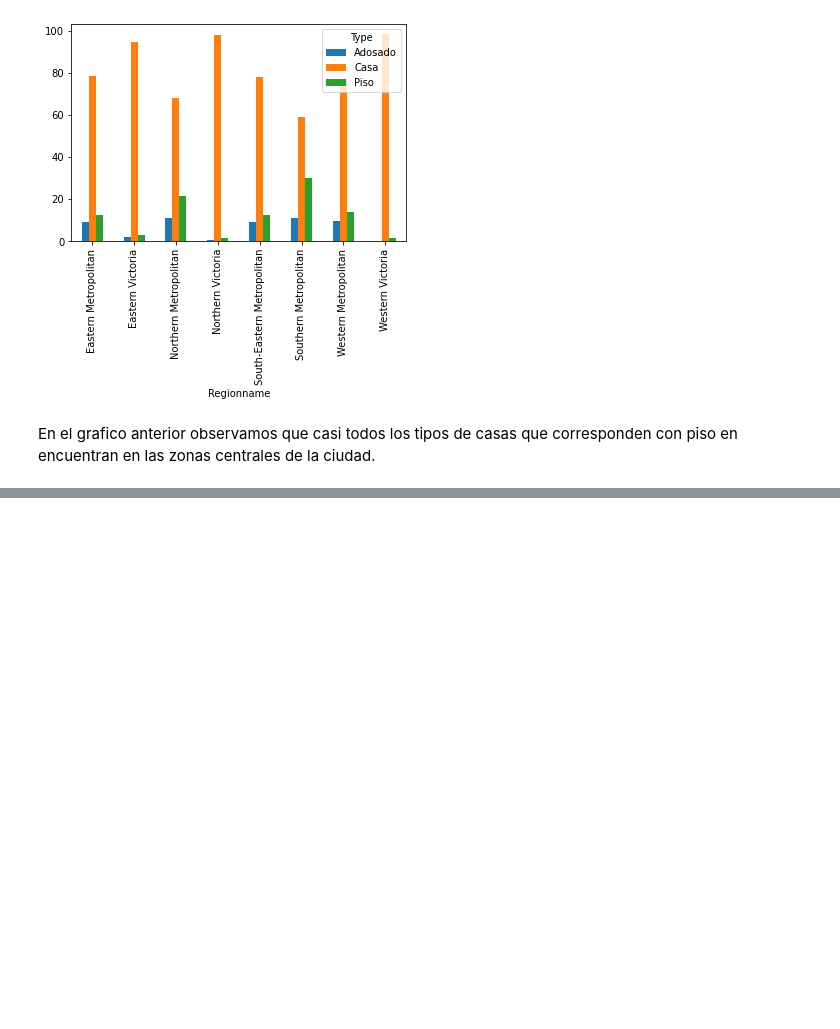
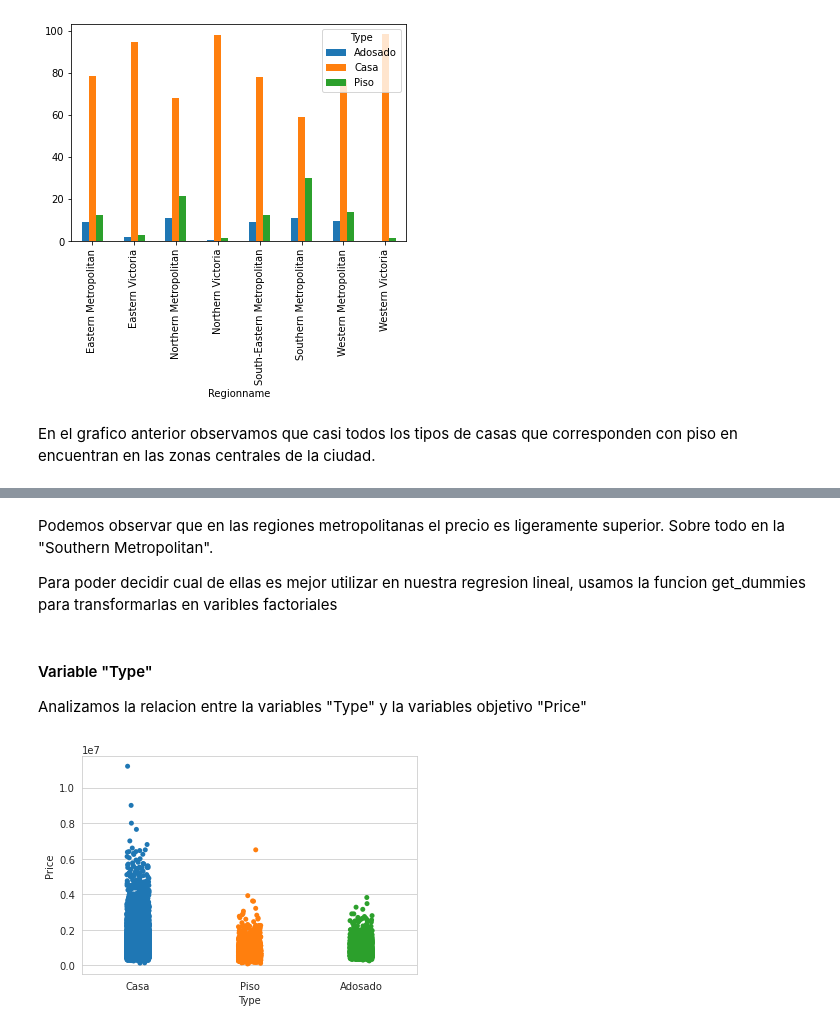
Before and after one commit to InmaBorras/HH_intro_git_ds, a Jupyter notebook: Variables Cualitativas.ipynb, the cells around one changed output, grey strips where cells are left out. Saved outputs shown, nothing was run; the diff lists cells and outputs as text; code cells hidden in the pictures; blank space fills up the shorter version.

```diff
--- a/Variables Cualitativas.ipynb
+++ b/Variables Cualitativas.ipynb
@@ -385,0 +465,19 @@ pd.crosstab(index=data["Regionname"],columns=data["Method"],margins=True)# ver t
+# %% [markdown]
+Podemos observar que en las regiones metropolitanas el precio es ligeramente superior. Sobre todo en la "Southern Metropolitan".
+
+
+Para poder decidir cual de ellas es  mejor utilizar en nuestra regresion lineal,  usamos la funcion get_dummies para transformarlas en varibles factoriales
+# %% [markdown]
+#### Variable "Type"
+
+Analizamos la relacion entre la variables "Type" y la variables objetivo "Price"
+# %%
+
+p =pd.DataFrame(data[["Price","Type"]])
+p["Type"].replace({"br":"Dormitorio","h":"Casa","u":"Piso","t":"Adosado"}, inplace=True)
+#b=Variables_cualitativas[["Type"]]
+
+sns.set_style("whitegrid")
+ax=sns.stripplot(x="Type", y="Price", data=p)
+# %% [output]
+[figure, added]
```
Also changed, not shown: parts of 46 cells of this notebook.
